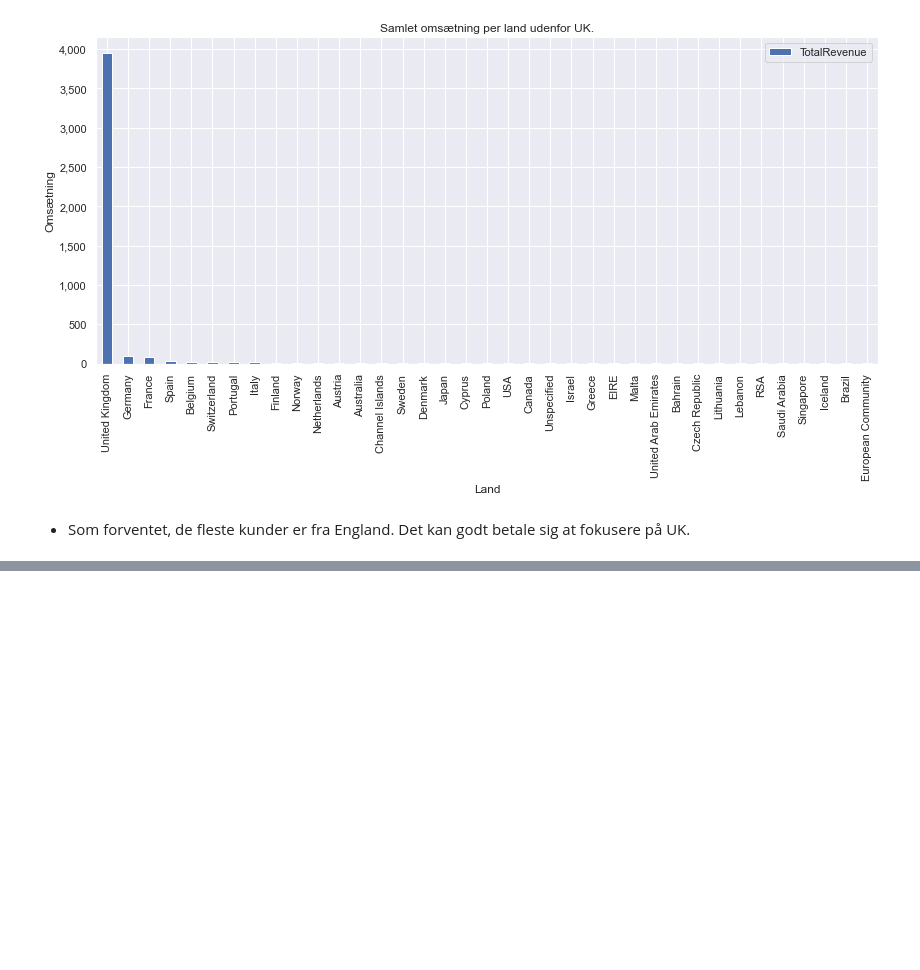
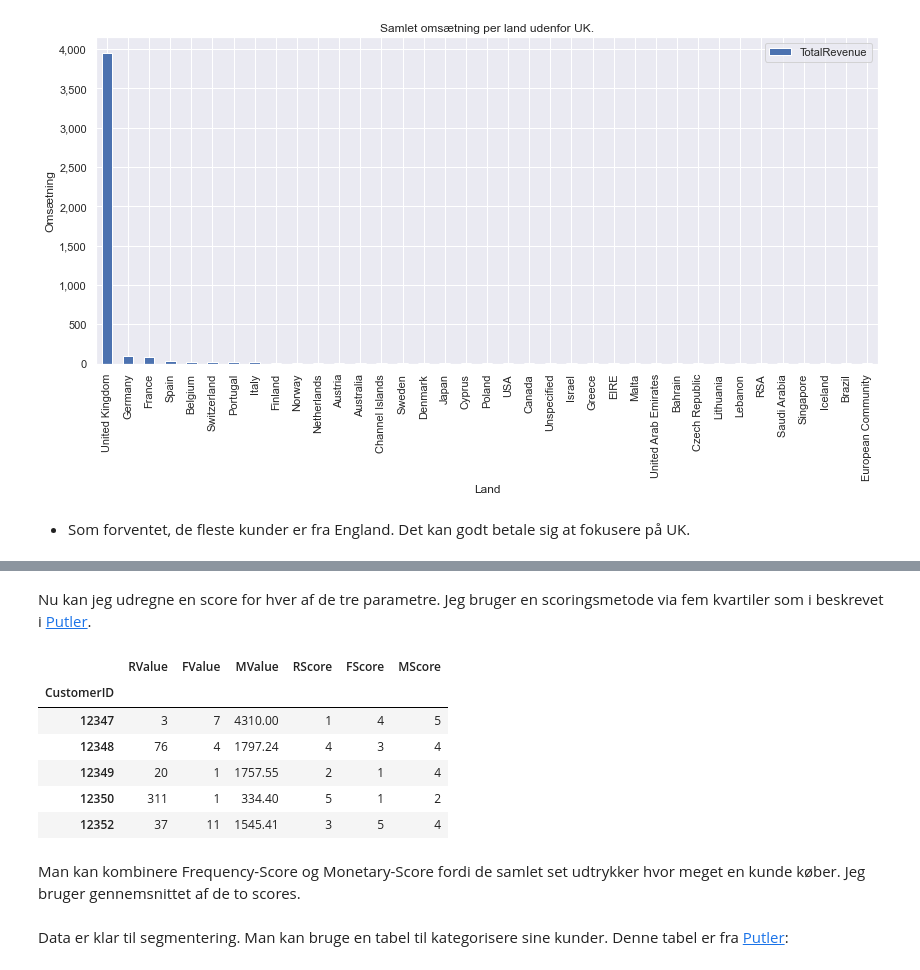
Before and after one commit to sheikhomar/casio, a Jupyter notebook: analysis.ipynb, the cells around one changed output, grey strips where cells are left out. Saved outputs shown, nothing was run; the diff lists cells and outputs as text; code cells hidden in the pictures; blank space fills up the shorter version.

```diff
--- a/analysis.ipynb
+++ b/analysis.ipynb
@@ -389,0 +404,10 @@ ax.set_title('Samlet omsætning per land udenfor UK.');
+# %%
+df_rev_by_cust['LatestPurchaseDate'] = df_invoices.groupby('CustomerID')[['Date']].max()
+
+# Bemærk: Antal dage siden sidste fakturadato er en simplificering
+today = df_invoices.Date.max() + pd.DateOffset(days=2)
+df_rev_by_cust['Recency'] = df_rev_by_cust['LatestPurchaseDate'].map(lambda v: (today - v).days)
+# %%
+df_rfm_data = df_rev_by_cust[df_rev_by_cust.TotalRevenue > 0][['Recency', 'NumberOfInvoices', 'TotalRevenue']].rename(
+    columns={'Recency': 'RValue', 'NumberOfInvoices': 'FValue', 'TotalRevenue': 'MValue'}
+)
@@ -389,0 +424,22 @@ ax.set_title('Samlet omsætning per land udenfor UK.');
+# %% [markdown]
+Nu kan jeg udregne en score for hver af de tre parametre. Jeg bruger en scoringsmetode via fem kvartiler som i beskrevet i [Putler](https://www.putler.com/rfm-analysis/).
+# %%
+df_rfm_data['RScore'] = pd.qcut(df_rfm_data['RValue'], q=5, labels=[1, 2, 3, 4, 5]).astype(int)
+
+# Rank data: https://stackoverflow.com/questions/20158597/how-to-qcut-with-non-unique-bin-edges
+df_rfm_data['FScore'] = pd.qcut(df_rfm_data['FValue'].rank(method='first'), q=5, labels=[1, 2, 3, 4, 5]).astype(int)
+
+df_rfm_data['MScore'] = pd.qcut(df_rfm_data['MValue'], q=5, labels=[1, 2, 3, 4, 5]).astype(int)
+# %%
+df_rfm_data.head()
+# %% [output]
+|  | RValue | FValue | MValue | RScore | FScore | MScore |
+| CustomerID |  |  |  |  |  |  |
+| 12347 | 3 | 7 | 4310.00 | 1 | 4 | 5 |
+| 12348 | 76 | 4 | 1797.24 | 4 | 3 | 4 |
+| 12349 | 20 | 1 | 1757.55 | 2 | 1 | 4 |
+| 12350 | 311 | 1 | 334.40 | 5 | 1 | 2 |
+| 12352 | 37 | 11 | 1545.41 | 3 | 5 | 4 |
+# %% [markdown]
+Man kan kombinere Frequency-Score og Monetary-Score fordi de samlet set udtrykker  hvor meget en kunde køber.
+Jeg bruger gennemsnittet af de to scores.
@@ -389,0 +449,2 @@ ax.set_title('Samlet omsætning per land udenfor UK.');
+# %% [markdown]
+Data er klar til segmentering. Man kan bruge en tabel til kategorisere sine kunder. Denne tabel er fra [Putler](https://www.putler.com/rfm-analysis/):
```
Also changed, not shown: parts of 15 cells of this notebook.
